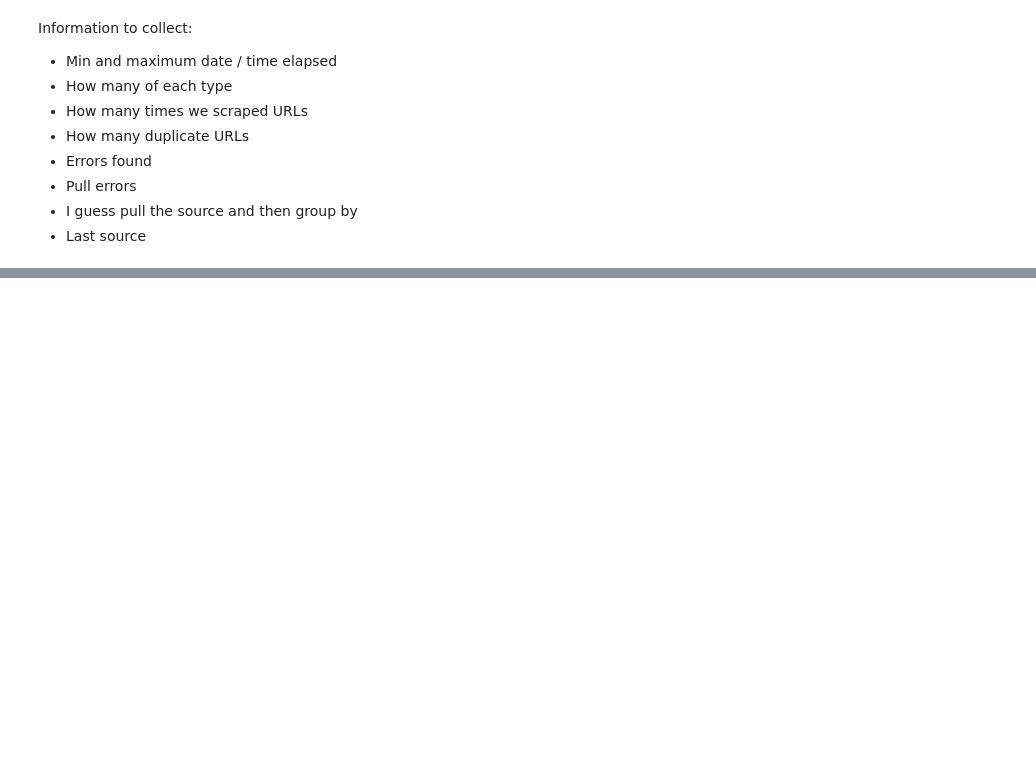
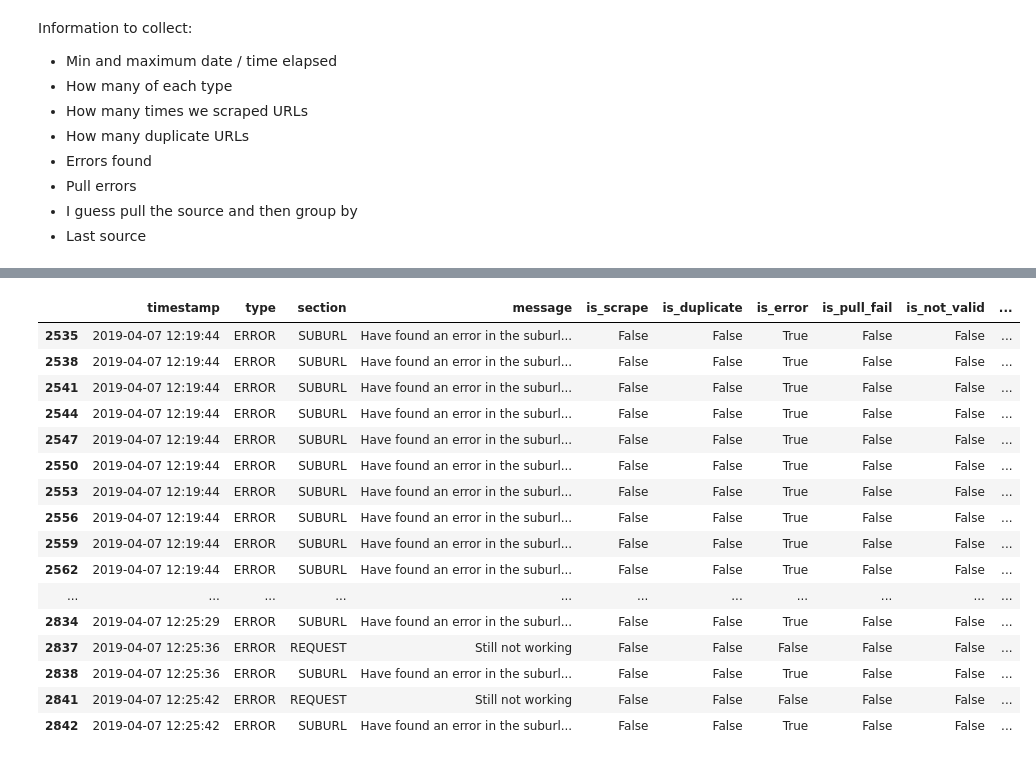
Before and after one commit to andreas-lloyd/Football, a Jupyter notebook: Scripts/Dev/log_summary.ipynb, the cells around one changed output, grey strips where cells are left out. Drawn from its saved outputs; the diff is of its cells as text; code cells hidden in the pictures; blank space fills up the shorter version.

```diff
--- a/Scripts/Dev/log_summary.ipynb
+++ b/Scripts/Dev/log_summary.ipynb
@@ -62,7 +28,7 @@ log_data.head(30)
 # %%
-# Mark the source
-source_string = '(' + '|'.join(sources) + ')'
-log_data['source'] = log_data.message.str.extract(source_string, expand = False).fillna('missing')
+# Mark the source - get the first instance and then ffil
+source_regex = 'which is from ([A-z]*)'
+log_data['source'] = log_data.message.str.extract(source_regex, expand = False).ffill()
 
 # Mark if it was scraping of a URL
 log_data['is_scrape'] = log_data.message.str.contains('Scraping URL')
@@ -121,0 +76,20 @@ other_counts
+# %%
+log_data[log_data.type == 'ERROR']
+# %% [output]
+|  | timestamp | type | section | message | is_scrape | is_duplicate | is_error | is_pull_fail | is_not_valid | ... |
+| 2535 | 2019-04-07 12:19:44 | ERROR | SUBURL | Have found an error in the suburl... | False | False | True | False | False | ... |
+| 2538 | 2019-04-07 12:19:44 | ERROR | SUBURL | Have found an error in the suburl... | False | False | True | False | False | ... |
+| 2541 | 2019-04-07 12:19:44 | ERROR | SUBURL | Have found an error in the suburl... | False | False | True | False | False | ... |
+| 2544 | 2019-04-07 12:19:44 | ERROR | SUBURL | Have found an error in the suburl... | False | False | True | False | False | ... |
+| 2547 | 2019-04-07 12:19:44 | ERROR | SUBURL | Have found an error in the suburl... | False | False | True | False | False | ... |
+| 2550 | 2019-04-07 12:19:44 | ERROR | SUBURL | Have found an error in the suburl... | False | False | True | False | False | ... |
+| 2553 | 2019-04-07 12:19:44 | ERROR | SUBURL | Have found an error in the suburl... | False | False | True | False | False | ... |
+| 2556 | 2019-04-07 12:19:44 | ERROR | SUBURL | Have found an error in the suburl... | False | False | True | False | False | ... |
+| 2559 | 2019-04-07 12:19:44 | ERROR | SUBURL | Have found an error in the suburl... | False | False | True | False | False | ... |
+| 2562 | 2019-04-07 12:19:44 | ERROR | SUBURL | Have found an error in the suburl... | False | False | True | False | False | ... |
+| ... | ... | ... | ... | ... | ... | ... | ... | ... | ... | ... |
+| 2834 | 2019-04-07 12:25:29 | ERROR | SUBURL | Have found an error in the suburl... | False | False | True | False | False | ... |
+| 2837 | 2019-04-07 12:25:36 | ERROR | REQUEST | Still not working | False | False | False | False | False | ... |
+| 2838 | 2019-04-07 12:25:36 | ERROR | SUBURL | Have found an error in the suburl... | False | False | True | False | False | ... |
+| 2841 | 2019-04-07 12:25:42 | ERROR | REQUEST | Still not working | False | False | False | False | False | ... |
+| 2842 | 2019-04-07 12:25:42 | ERROR | SUBURL | Have found an error in the suburl... | False | False | True | False | False | ... |
```
Also changed, not shown: parts of 7 cells of this notebook, 3 other files.
